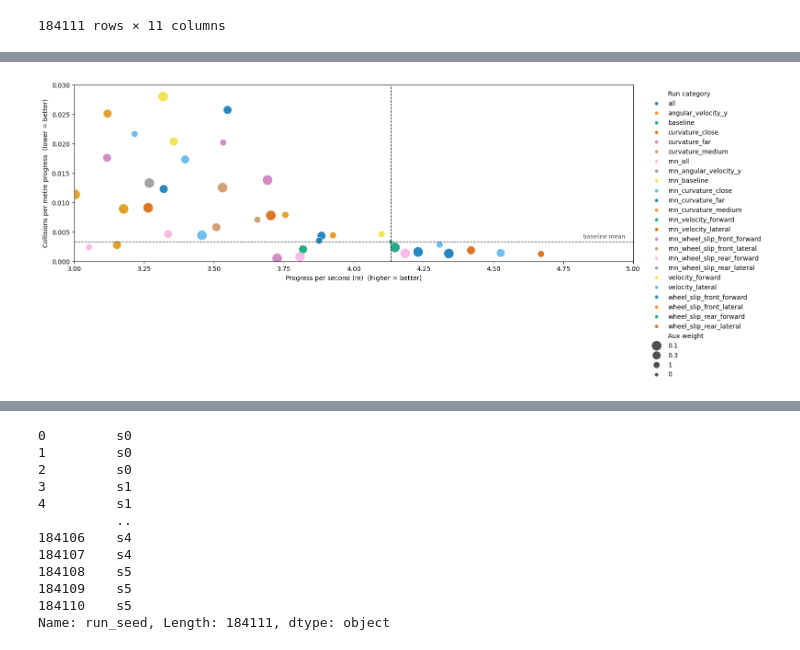
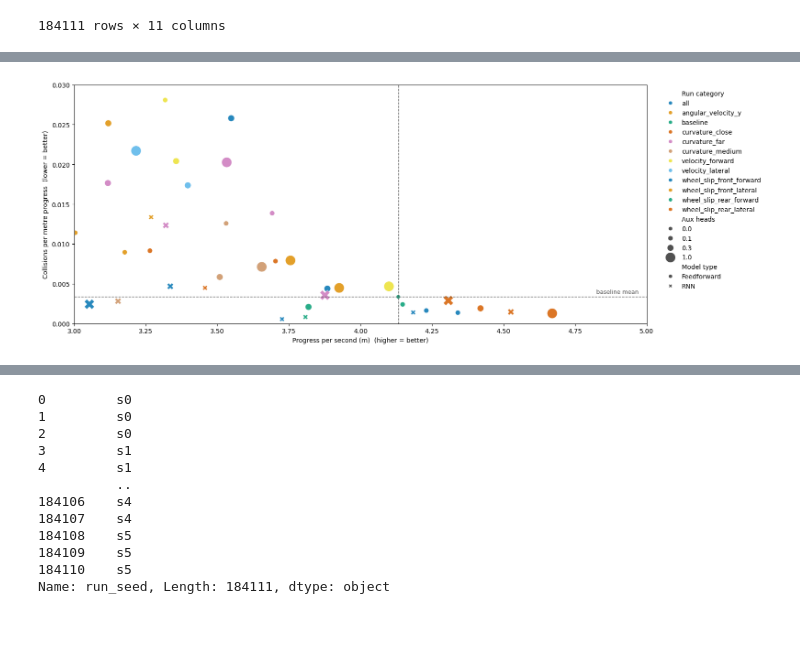
Before and after one commit to jacquesamsel/skripsie, a Jupyter notebook: view_tensorboard.ipynb, the cells around one changed output, grey strips where cells are left out. Saved outputs shown, nothing was run; the diff lists cells and outputs as text; code cells hidden in the pictures.

```diff
--- a/view_tensorboard.ipynb
+++ b/view_tensorboard.ipynb
@@ -21,10 +22,8 @@ IMPORTANT_STATS_NAMES = {
     "reward/mean": "Reward per timestep",
     "observation/progress_per_second": "Progress per second",
     "observation/forward_velocity": "Forward velocity",
-    "observation/progress_metres": "Progress per episode",
     "collision/per_progress_metres": "Collisions per progress metre",
-    "collision/per_episode": "Collisions per episode",
-    "collision/per_step": "Collisions per step",
+    "collision/per_episode": "Collisions per episode"
 }
 
 IMPORTANT_STATS = [key for key in IMPORTANT_STATS_NAMES.keys()]
@@ -164,3 +173,5 @@ last_50_means_ttest_results = (
 )
 
 last_50_means_ttest_results = pd.DataFrame(false_discovery_control(last_50_means_ttest_results), columns=last_50_means_ttest_results.columns, index=last_50_means_ttest_results.index)
+# %%
+ttest_ind(last_50_means.set_index(["run_category", "aux_weight"]).loc["curvature_close"].loc["1"]["collision/per_progress_metres"], last_50_means.set_index(["run_category", "aux_weight"]).loc["baseline"].loc["0"]["collision/per_progress_metres"])
@@ -257,63 +259,44 @@ plt.savefig("results/figures/progress_vs_collision.pdf", bbox_inches="tight")
 # %%
-from scipy.stats import chi2
-from matplotlib.patches import Ellipse
+
 
 x_col = "observation/progress_per_second"
 y_col = "collision/per_progress_metres"
 
 cats = sorted(last_50_means["run_category"].unique())
 palette = dict(zip(cats, sns.color_palette("colorblind", len(cats))))
 
 to_show = (last_50_means
            .groupby(["run_category", "aux_weight"])[IMPORTANT_STATS]
            .mean().reset_index())
 
 baseline = to_show[to_show["run_category"] == "baseline"]
 bx, by = baseline[x_col].mean(), baseline[y_col].mean()
 
 fig, ax = plt.subplots(figsize=(16, 6))
 sns.scatterplot(
-    data=to_show.rename(columns={"run_category": "Run category", "aux_weight": "Aux weight"}),
+    data=to_show,
     x=x_col, y=y_col,
-    hue="Run category", size="Aux weight", sizes=(40, 250),
+    style=to_show["run_category"].str.startswith("rnn_").map({True: "RNN", False: "Feedforward"}).rename("Model type"),
+    hue=to_show["run_category"].str.lstrip("rnn_").rename("Run category"),
+    size=to_show["aux_weight"].astype(float).rename("Aux heads"),
+    sizes=(40, 250),
     palette=palette, alpha=0.85, edgecolor="white", legend="full", ax=ax,
 )
-
-k = np.sqrt(chi2.ppf(0.95, df=2))  # ~2.448 for a 95% region in 2D
-
-# for (run_category, aux_weight), g in last_50_means.groupby(["run_category", "aux_weight"]):
-#     pts = g[[x_col, y_col]].dropna()
-#     if len(pts) < 3:
-#         continue
-#     mean = pts.mean().to_numpy()
-#     cov = pts.cov().to_numpy()
-#     eigvals, eigvecs = np.linalg.eigh(cov)          # ascending
-#     order = eigvals.argsort()[::-1]                  # largest first
-#     eigvals, eigvecs = eigvals[order], eigvecs[:, order]
-#     if eigvals[0] > 0.1:
-#         continue
-#     ax.add_patch(Ellipse(
-#         xy=mean,
-#         width=2 * np.sqrt(eigvals[0]),
-#         height=2 * np.sqrt(eigvals[1]),
-#         angle=np.degrees(np.arctan2(eigvecs[1, 0], eigvecs[0, 0])),
-#         fill=False, edgecolor=palette[run_category], lw=1, alpha=0.6,
-#     ))
 
 ax.axhline(by, color="0.3", ls="--", lw=1)
 ax.axvline(bx, color="0.3", ls="--", lw=1)
 ax.annotate("baseline mean", xy=(0.99, by), xycoords=("axes fraction", "data"),
             xytext=(-4, 5), textcoords="offset points",
             ha="right", fontsize=9, color="0.3")
 
 ax.set(xlim=(3, 5), ylim=(0, 0.03),
        xlabel="Progress per second (m)  (higher = better)",
        ylabel="Collisions per metre progress  (lower = better)")
 ax.legend(bbox_to_anchor=(1.02, 1), loc="upper left", frameon=False)
 plt.tight_layout()
 plt.savefig("results/figures/progress_vs_collision.pdf", bbox_inches="tight")
 # %% [output]
-[figure, old version]
+[figure, new version]
 # %%
 keys = ["run_category", "aux_weight"]
 
```
Also changed, not shown: parts of 6 cells of this notebook, 11 other files.
